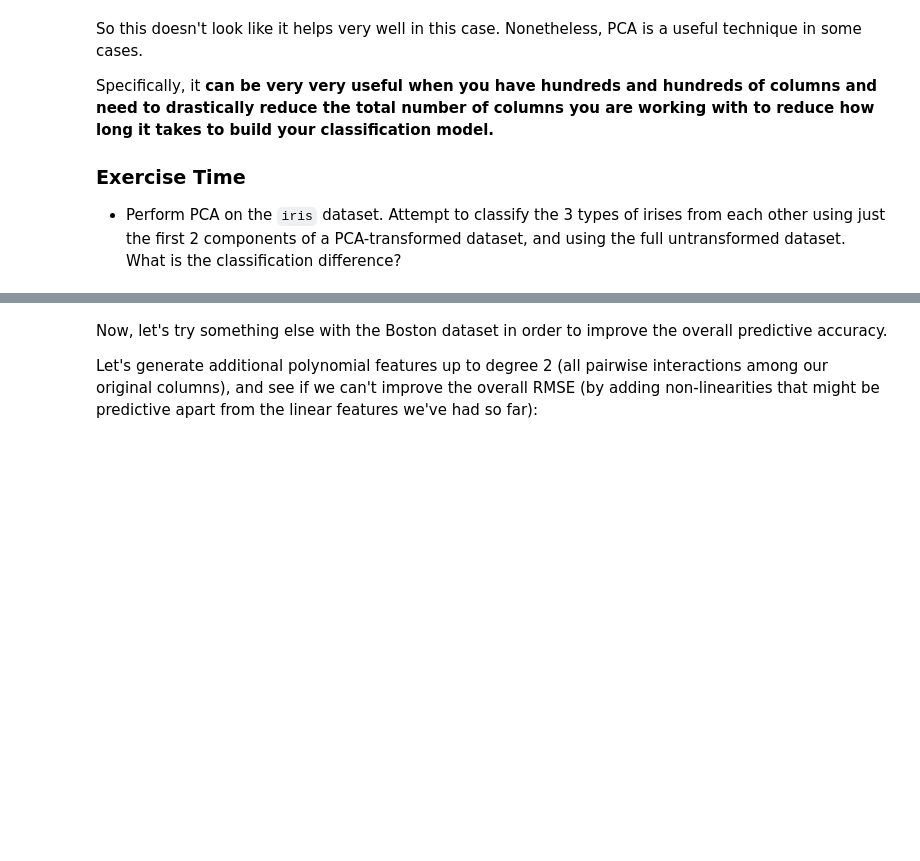
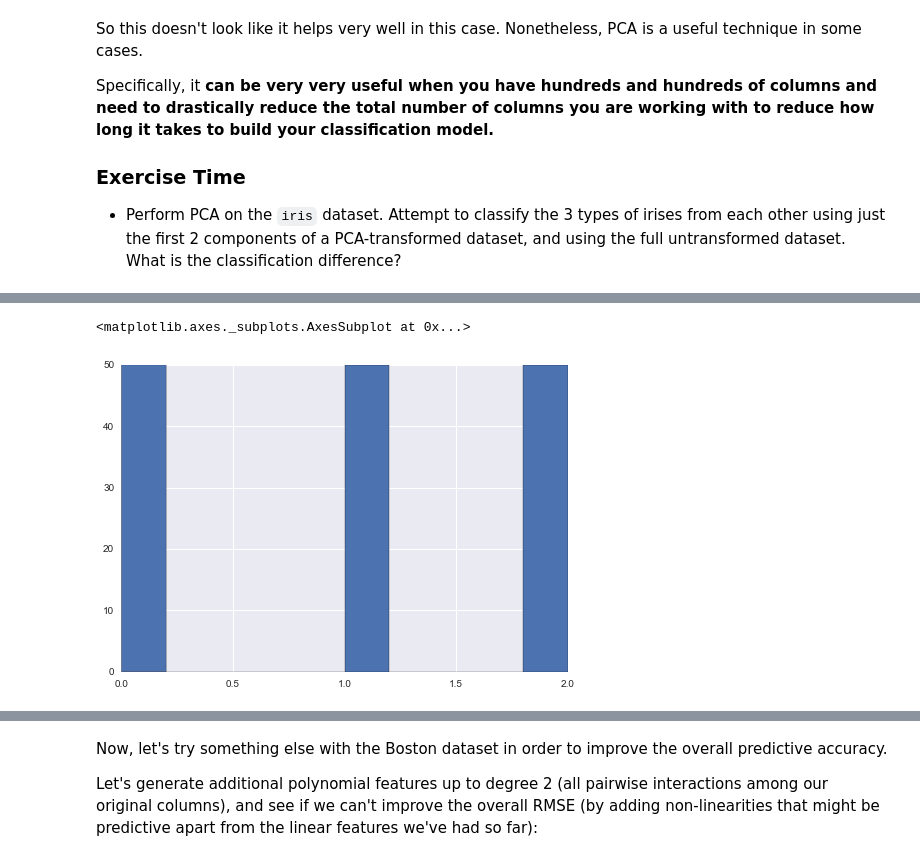
Before and after one commit to markyashar/sf16_ids1, a Jupyter notebook: class_materials/09_feature_decomposition_regularization-Class.ipynb, the cells around one changed output, grey strips where cells are left out. Drawn from its saved outputs; the diff is of its cells as text; code cells hidden in the pictures; blank space fills up the shorter version.

```diff
--- a/class_materials/09_feature_decomposition_regularization-Class.ipynb
+++ b/class_materials/09_feature_decomposition_regularization-Class.ipynb
@@ -319,7 +371,14 @@ Specifically, it **can be very very useful when you have hundreds and hundreds o
 iris_data = pd.read_csv("https://archive.ics.uci.edu/ml/machine-learning-databases/iris/bezdekIris.data",
                         names=["sepal_length","sepal_width","petal_length","petal_width","iris_type"])
 
+iris_columns = ["sepal_length","sepal_width","petal_length","petal_width","iris_type"]
+iris_features = iris_columns[:-1]
+iris_target = iris_columns[-1]
+
 le = LabelEncoder()
 iris_data.iris_type = le.fit_transform(iris_data.iris_type)
+print(iris_data.describe())
+print(iris_features)
+print(iris_target)
 iris_data.head()
 # %% [output]
@@ -331,0 +413,7 @@ iris_data.head()
+# %%
+iris_data[iris_target].hist(bins=10)
+# target feature: iris_type
+# The x axis of the histogram is the iris_type;
+# %% [output]
+<matplotlib.axes._subplots.AxesSubplot at 0x...>
+[figure, added]
```
Also changed, not shown: parts of 30 cells of this notebook.
